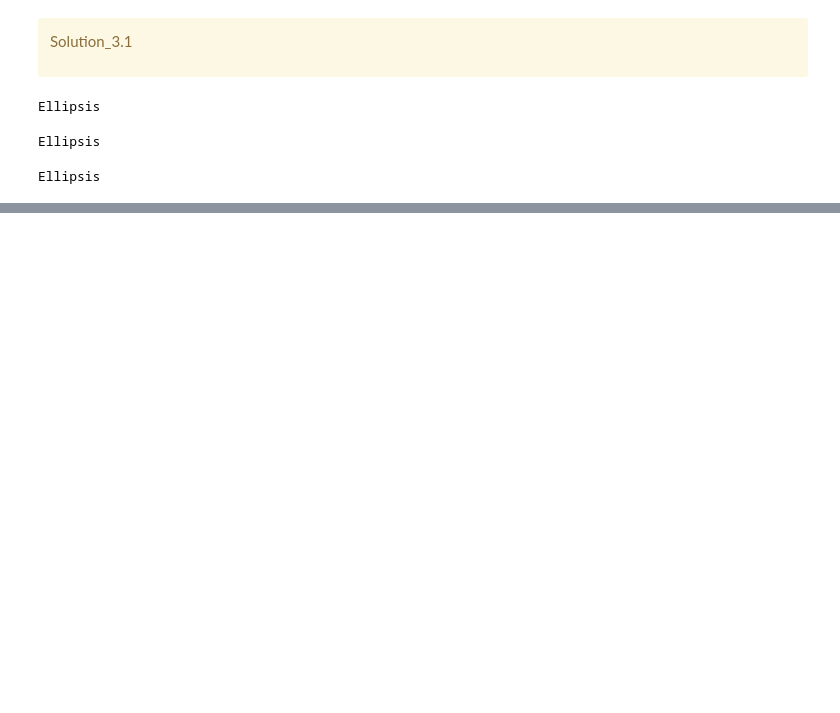
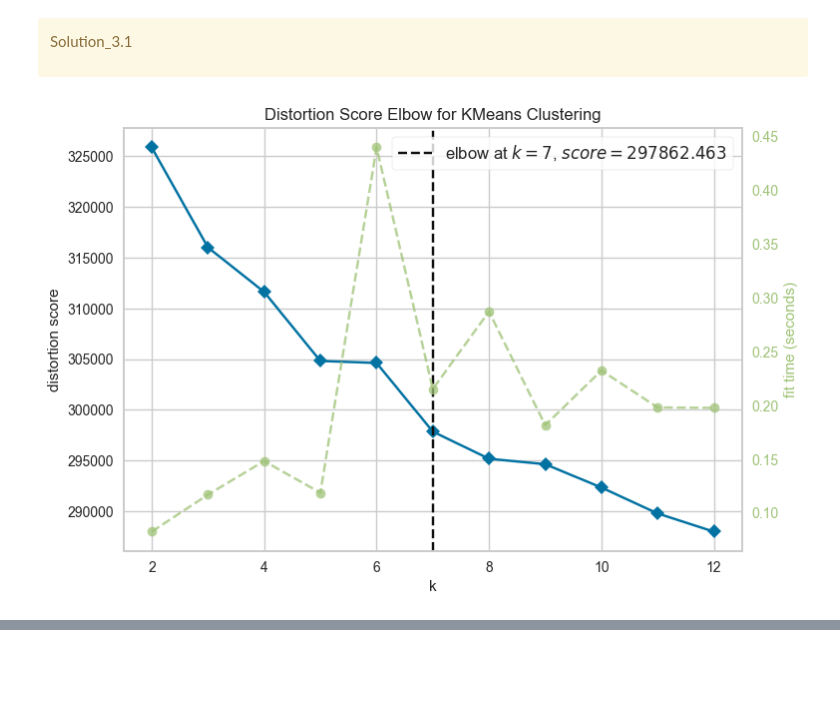
Before and after one commit to SteveIsnthere/cpsc330-2023W2, a Jupyter notebook: hw/hw6/hw6.ipynb, the cells around one changed output, grey strips where cells are left out. Drawn from its saved outputs; the diff is of its cells as text; code cells hidden in the pictures; blank space fills up the shorter version.

```diff
--- a/hw/hw6/hw6.ipynb
+++ b/hw/hw6/hw6.ipynb
@@ -560,0 +568,7 @@ Ellipsis
+# %%
+embeddings = None
+
+embedder = SentenceTransformer("paraphrase-distilroberta-base-v1")
+emb_sents = embedder.encode(recipes_df["name"].tolist())
+embeddings = pd.DataFrame(emb_sents, index=recipes_df.index)
+embeddings
@@ -591,15 +619,14 @@ pip install yellowbrick
 Solution_3.1
 
 </div>
-# %%
-...
-# %% [output]
-Ellipsis
-# %%
-...
-# %% [output]
-Ellipsis
-# %%
-...
-# %% [output]
-Ellipsis
+# %%
+# from lec 14
+from yellowbrick.cluster import KElbowVisualizer
+
+model = KMeans(n_init='auto')
+visualizer = KElbowVisualizer(model, k=(2, 13))
+
+visualizer.fit(embeddings)
+visualizer.show();
+# %% [output]
+[figure, added]
```
Also changed, not shown: parts of 18 cells of this notebook.
